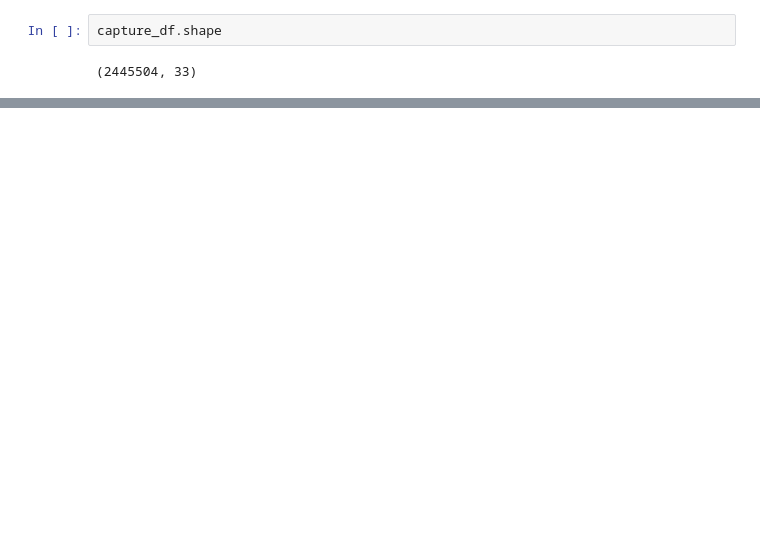
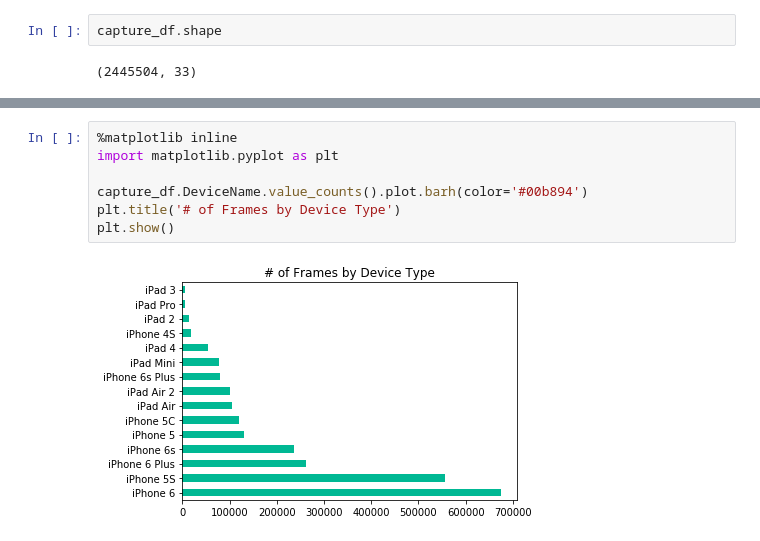
Before and after one commit to rcdilorenzo/inspector-lestrade, a Jupyter notebook: eye-tracking-eda.ipynb, the cells around one changed output, grey strips where cells are left out. Saved outputs shown, nothing was run; the diff lists cells and outputs as text; blank space fills up the shorter version.

```diff
--- a/eye-tracking-eda.ipynb
+++ b/eye-tracking-eda.ipynb
@@ -88,0 +112,9 @@ capture_df.shape
+# %%
+%matplotlib inline
+import matplotlib.pyplot as plt
+
+capture_df.DeviceName.value_counts().plot.barh(color='#00b894')
+plt.title('# of Frames by Device Type')
+plt.show()
+# %% [output]
+[figure, added]
```
Also changed, not shown: parts of 7 cells of this notebook.
